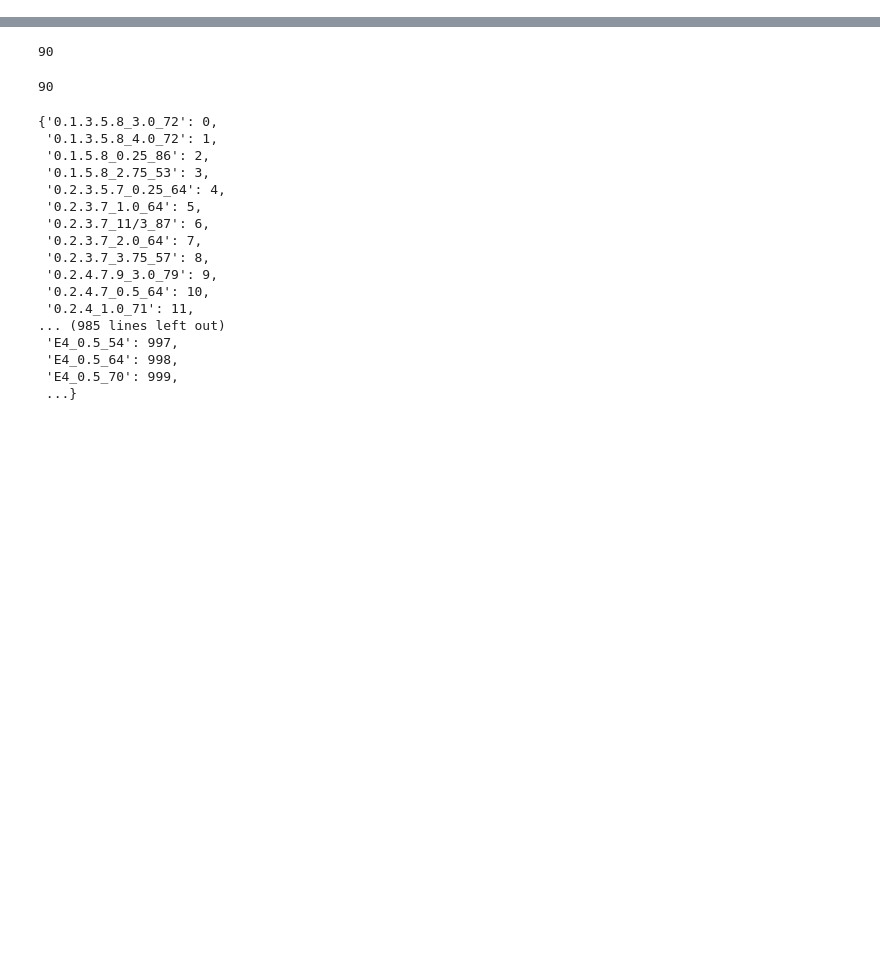
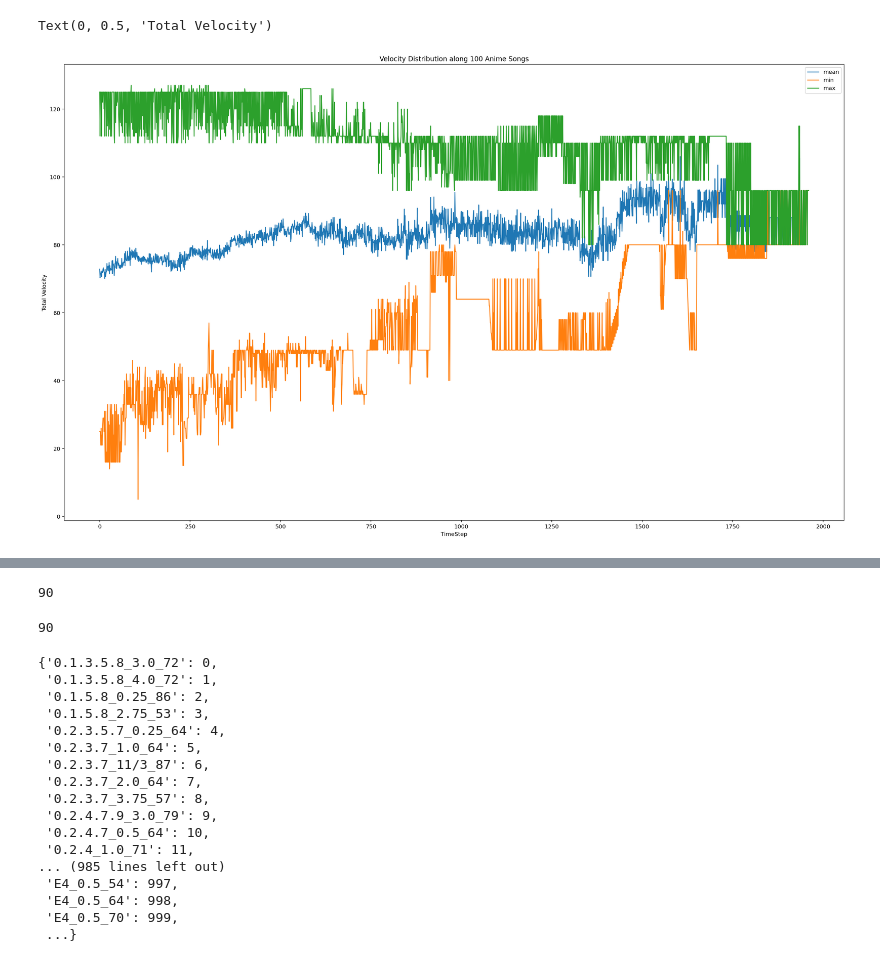
Before and after one commit to jacek-mcp/LoFi-music-generator, a Jupyter notebook: model_code_duration.ipynb, the cells around one changed output, grey strips where cells are left out. Saved outputs shown, nothing was run; the diff lists cells and outputs as text; code cells hidden in the pictures; blank space fills up the shorter version.

```diff
--- a/model_code_duration.ipynb
+++ b/model_code_duration.ipynb
@@ -158,0 +361,17 @@ def train(model, network_input, network_output):
+# %%
+
+fig,ax = plt.subplots()
+fig.set_size_inches(25,15)
+
+for i in ["mean","min","max"]:
+    #ax.plot(foc_distro[foc_distro.order_discrepancy==f].day, foc_distro[foc_distro.order_discrepancy==f].customers_share, label=f)
+    ax.plot(velocity_df_metrics[i],label=i)
+
+ax.legend(loc='best')
+plt.title("Velocity Distribution along 100 Anime Songs")
+plt.xlabel("TimeStep")
+plt.ylabel("Total Velocity")
+#pd.Series(vel_mean).plot()
+# %% [output]
+Text(0, 0.5, 'Total Velocity')
+[figure, added]
```
Also changed, not shown: parts of 34 cells of this notebook.
